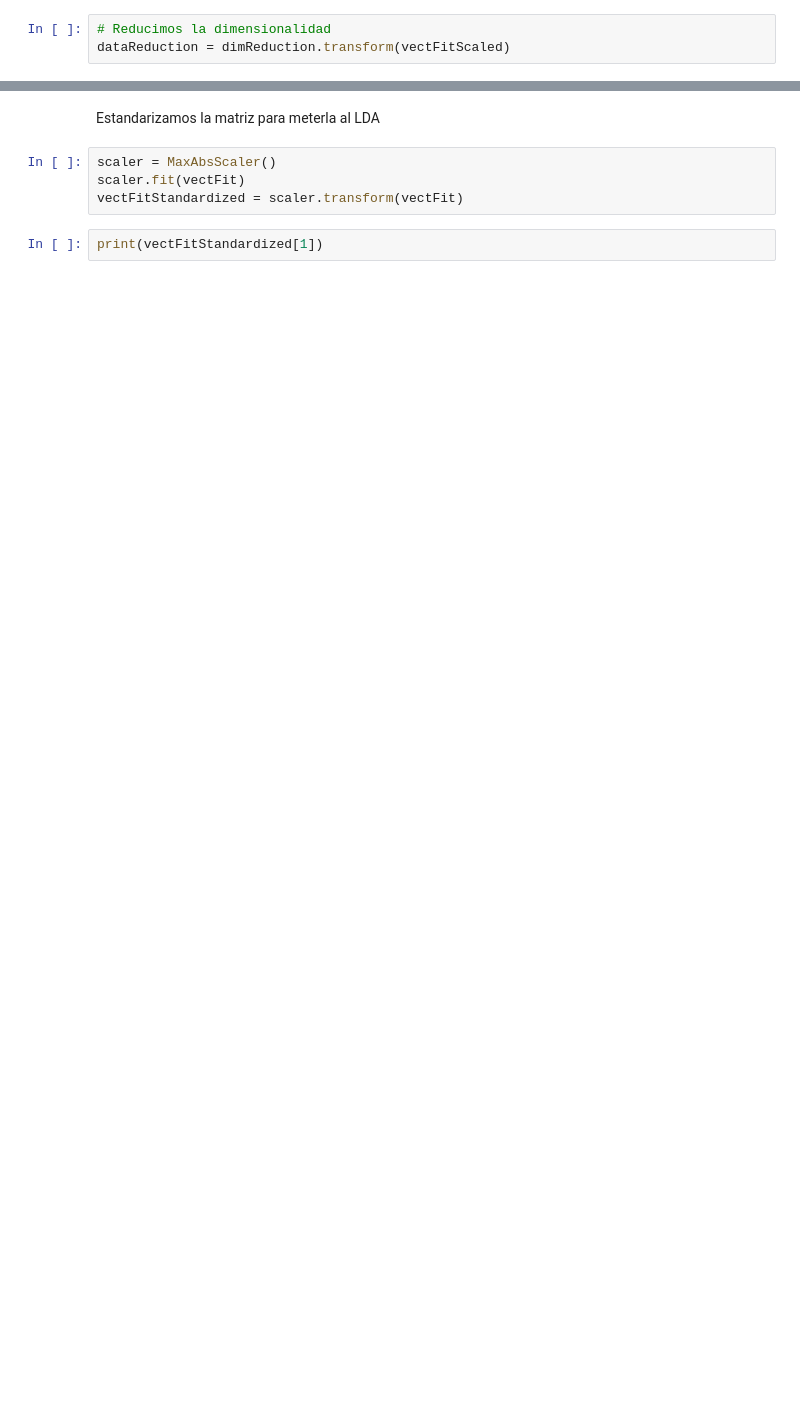
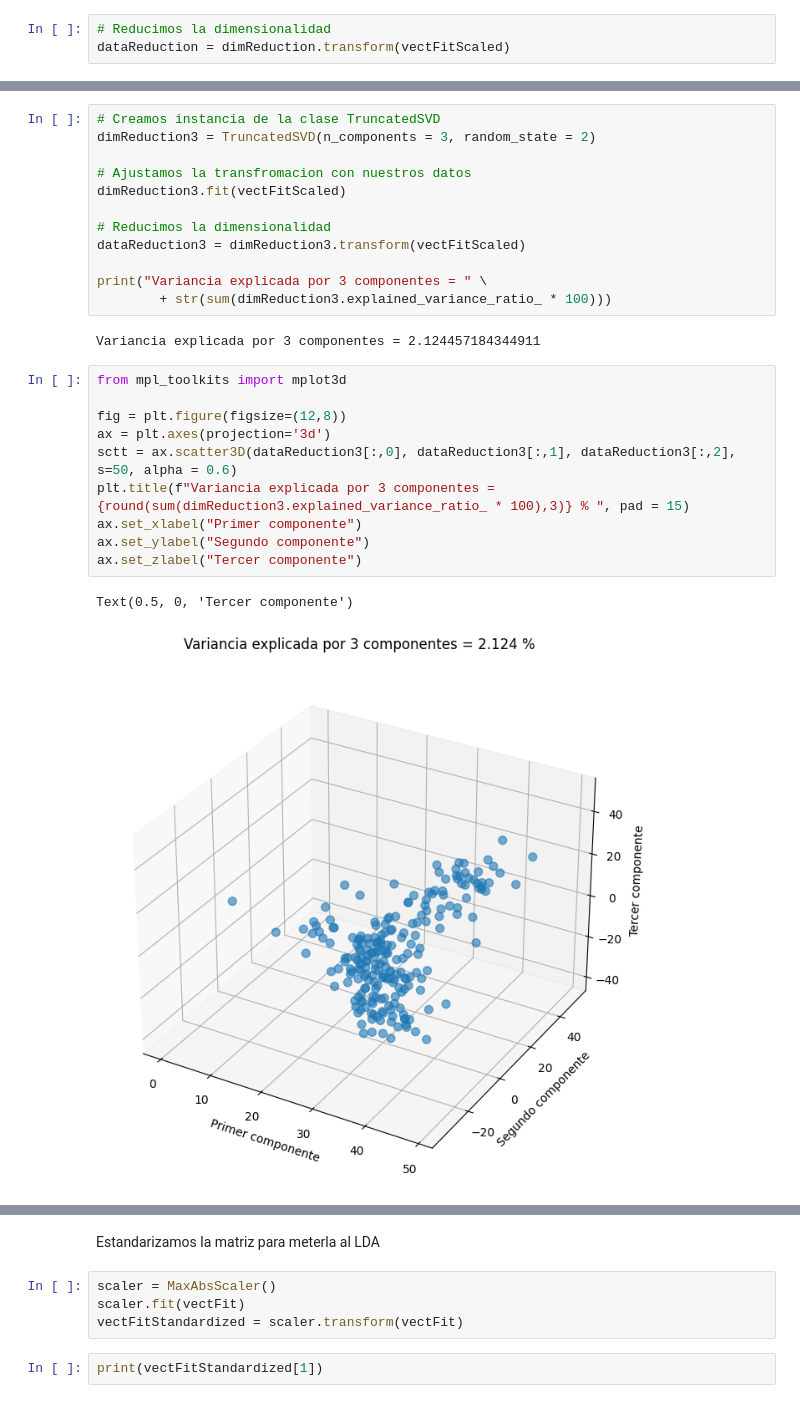
Before and after one commit to HectorAgValenzuela/TopicPrediction, a Jupyter notebook: TopicPredicton.ipynb, the cells around one changed output, grey strips where cells are left out. Drawn from its saved outputs; the diff is of its cells as text; blank space fills up the shorter version.

```diff
--- a/TopicPredicton.ipynb
+++ b/TopicPredicton.ipynb
@@ -304,0 +308,27 @@ Text(0, 0.5, 'Segundo componente')
+# %%
+# Creamos instancia de la clase TruncatedSVD
+dimReduction3 = TruncatedSVD(n_components = 3, random_state = 2)
+
+# Ajustamos la transfromacion con nuestros datos
+dimReduction3.fit(vectFitScaled)
+
+# Reducimos la dimensionalidad
+dataReduction3 = dimReduction3.transform(vectFitScaled)
+
+print("Variancia explicada por 3 componentes = " \
+        + str(sum(dimReduction3.explained_variance_ratio_ * 100)))
+# %% [output]
+Variancia explicada por 3 componentes = 2.124457184344911
+# %%
+from mpl_toolkits import mplot3d
+
+fig = plt.figure(figsize=(12,8))
+ax = plt.axes(projection='3d')
+sctt = ax.scatter3D(dataReduction3[:,0], dataReduction3[:,1], dataReduction3[:,2], s=50, alpha = 0.6)
+plt.title(f"Variancia explicada por 3 componentes = {round(sum(dimReduction3.explained_variance_ratio_ * 100),3)} % ", pad = 15)
+ax.set_xlabel("Primer componente")
+ax.set_ylabel("Segundo componente")
+ax.set_zlabel("Tercer componente")
+# %% [output]
+Text(0.5, 0, 'Tercer componente')
+[figure, added]
```
Also changed, not shown: parts of 23 cells of this notebook.
